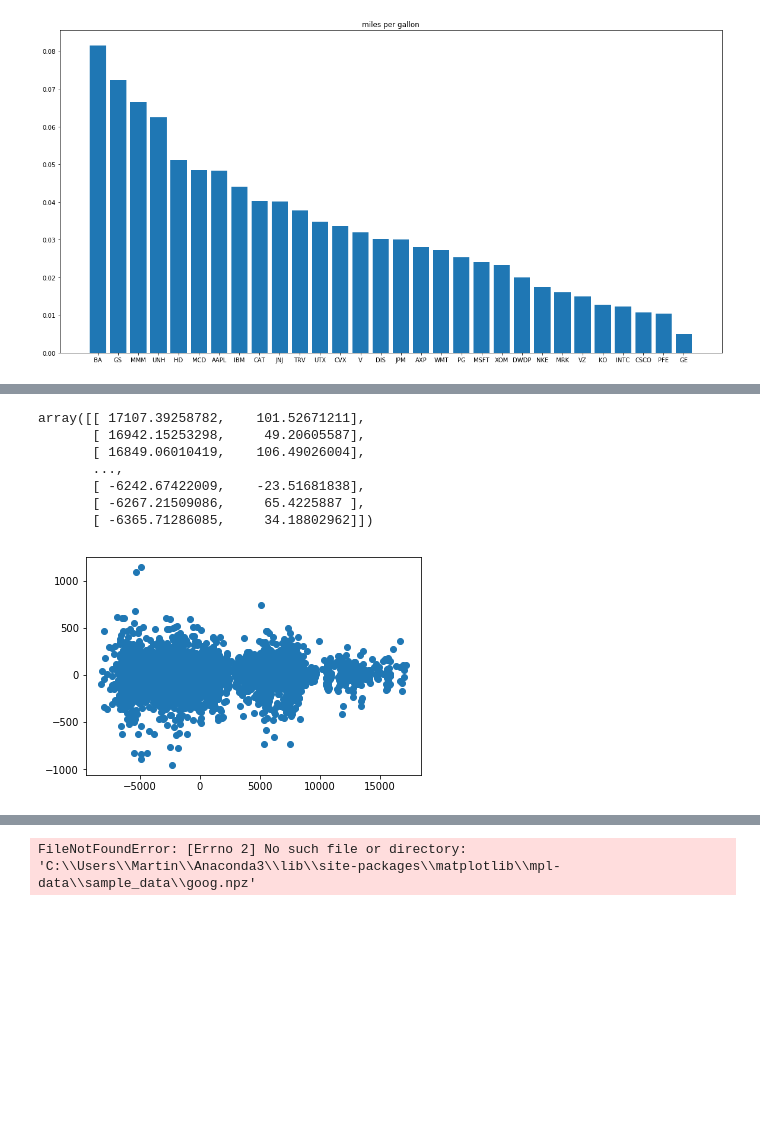
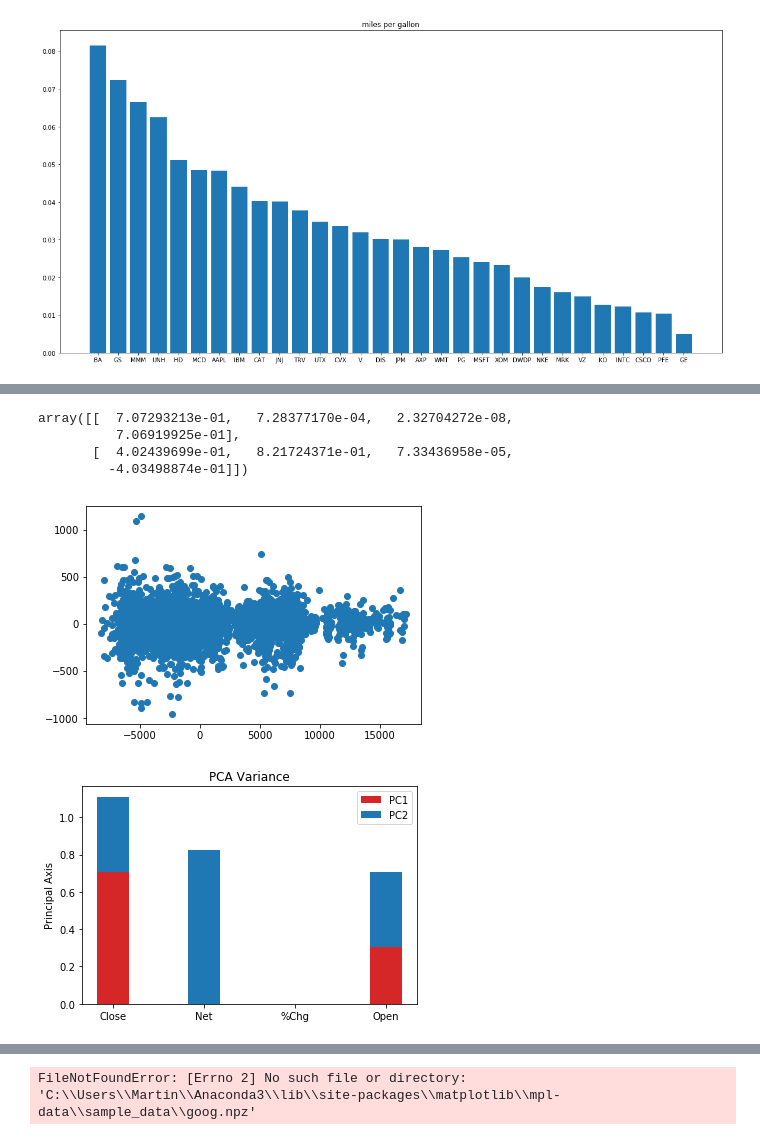
Before and after one commit to rgr02/VA_LabProject, a Jupyter notebook: VA_Lab.ipynb, the cells around one changed output, grey strips where cells are left out. Saved outputs shown, nothing was run; the diff lists cells and outputs as text; code cells hidden in the pictures; blank space fills up the shorter version.

Commit message:
Added PCA Variance

```diff
--- a/VA_Lab.ipynb
+++ b/VA_Lab.ipynb
@@ -66,20 +66,31 @@ open_ = DJI['Open']
 open = open_.fillna(0)
 X = np.array([close, net, chg, open_])
 
-pca = PCA(n_components=2)
+N = 2
+pca = PCA(n_components=N)
 X_pca = pca.fit_transform(np.transpose(X))
 plt.scatter(X_pca[:, 0], X_pca[:, 1])
-X.shape
-X_pca
+plt.xLabel
+pca.components_
 # %% [output]
-array([[ 17107.39258782,    101.52671211],
-       [ 16942.15253298,     49.20605587],
-       [ 16849.06010419,    106.49026004],
-       ...,
-       [ -6242.67422009,    -23.51681838],
-       [ -6267.21509086,     65.4225887 ],
-       [ -6365.71286085,     34.18802962]])
+array([[  7.07293213e-01,   7.28377170e-04,   2.32704272e-08,
+          7.06919925e-01],
+       [  4.02439699e-01,   8.21724371e-01,   7.33436958e-05,
+         -4.03498874e-01]])
 [figure]
+# %%
+
+ind = np.arange(4)    # the x locations for the groups
+width = 0.35       # the width of the bars: can also be len(x) sequence
+p1 = plt.bar(ind, pca.components_[0], width, color='#d62728')
+p2 = plt.bar(ind, pca.components_[1], width, bottom=pca.components_[0])
+plt.ylabel('Principal Axis')
+plt.title('PCA Variance')
+plt.xticks(ind, ('Close', 'Net', '%Chg', 'Open'))
+plt.legend((p1[0], p2[0]), ('PC1', 'PC2'))
+plt.show()
+# %% [output]
+[figure, added]
 # %%
 # DataFrame for Merge
 df = pd.DataFrame()
```
